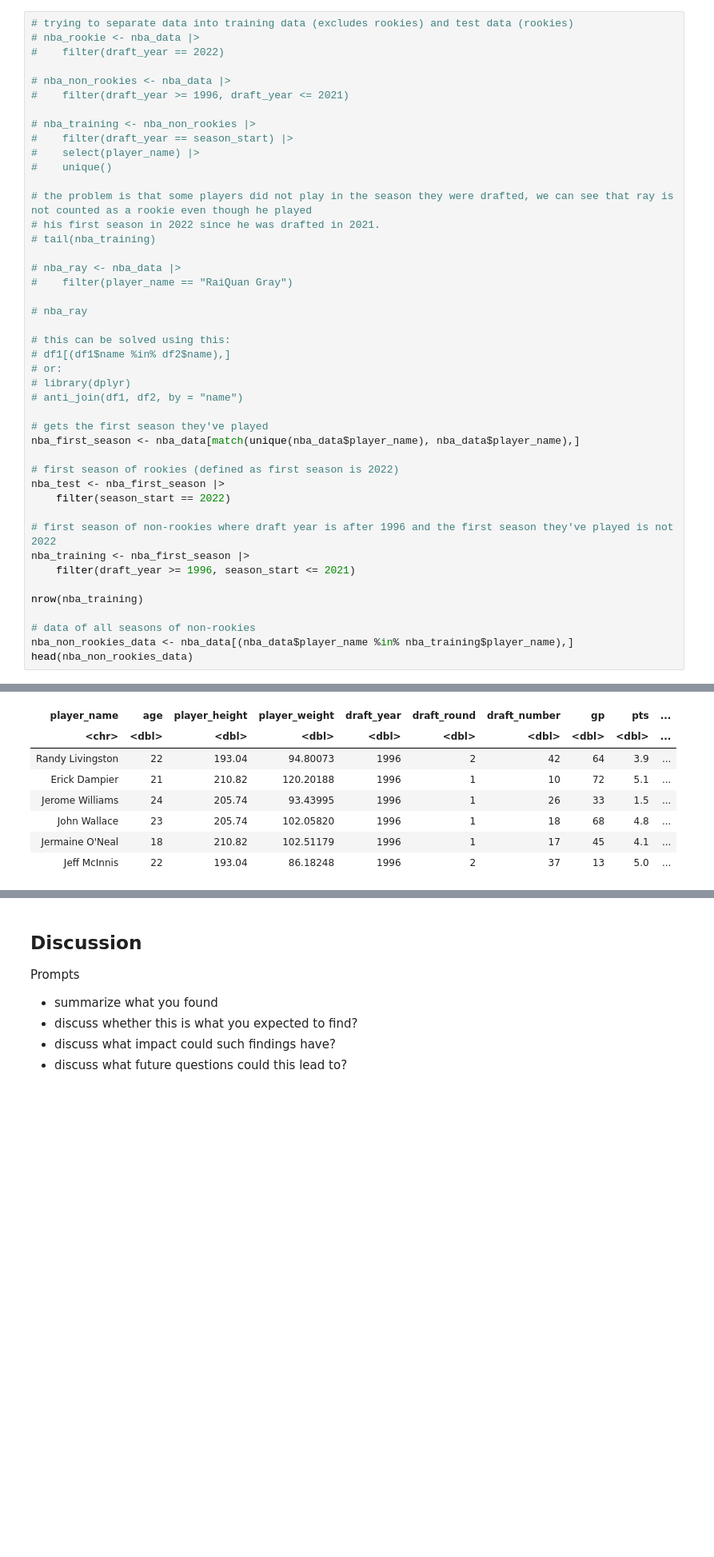
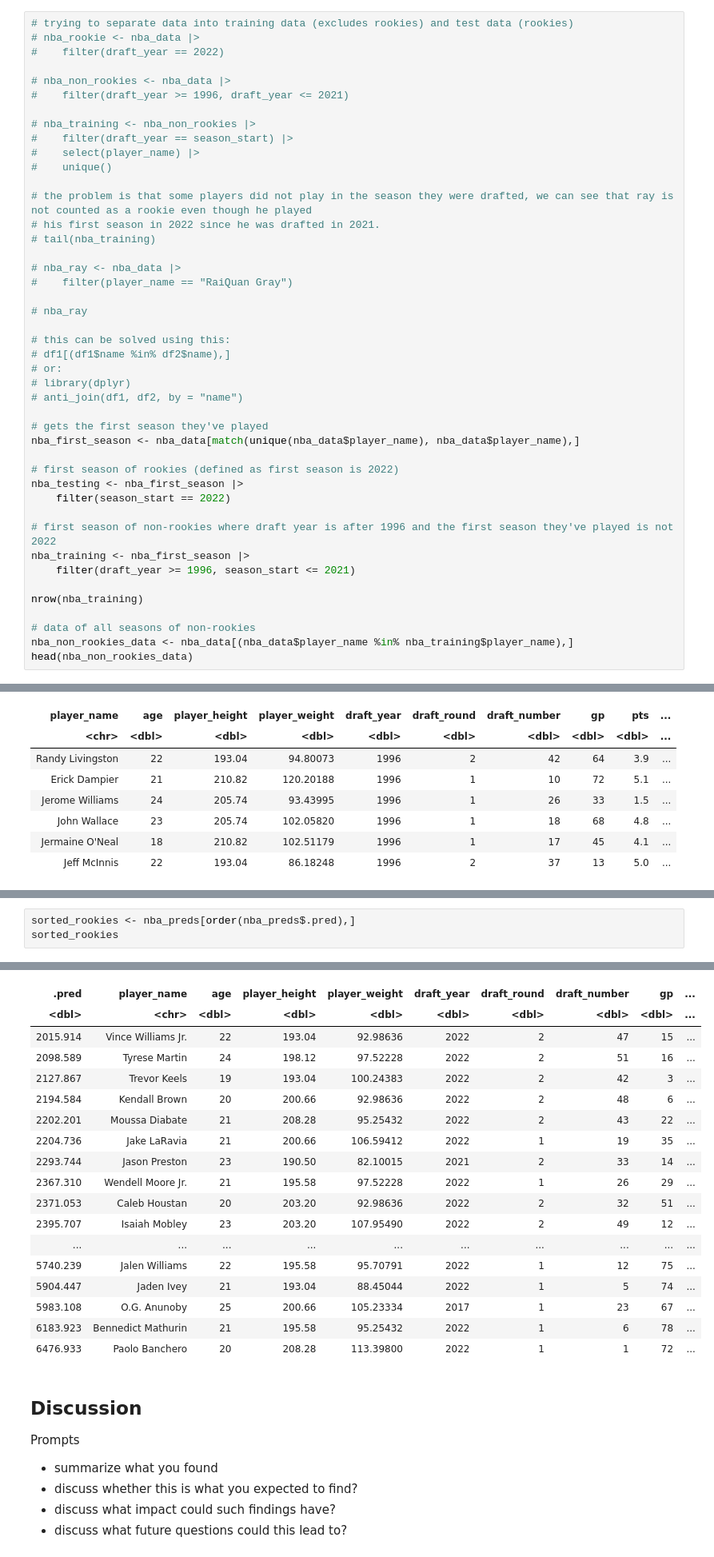
Before and after one commit to notjamesw/Group_Project_DSCI100, a Jupyter notebook: Project Report.ipynb, the cells around one changed output, grey strips where cells are left out. Shown: that part at 80% size. Cells and saved outputs as stored; diff of their text form; blank space fills up the shorter version.

```diff
--- a/Project Report.ipynb
+++ b/Project Report.ipynb
@@ -177,7 +178,7 @@ Separating the data into training data and testing data.
 nba_first_season <- nba_data[match(unique(nba_data$player_name), nba_data$player_name),]
 
 # first season of rookies (defined as first season is 2022)
-nba_test <- nba_first_season |>
+nba_testing <- nba_first_season |>
     filter(season_start == 2022)
 
 # first season of non-rookies where draft year is after 1996 and the first season they've played is not 2022
@@ -226,0 +381,4 @@ A data.frame: 6 × 20
+# %%
+sorted_rookies <- nba_preds[order(nba_preds$.pred),]
+sorted_rookies
+# %% [output]
@@ -227,3 +386,21 @@ A data.frame: 6 × 20
+| .pred | player_name | age | player_height | player_weight | draft_year | draft_round | draft_number | gp | ... |
+| <dbl> | <chr> | <dbl> | <dbl> | <dbl> | <dbl> | <dbl> | <dbl> | <dbl> | ... |
+| 2015.914 | Vince Williams Jr. | 22 | 193.04 | 92.98636 | 2022 | 2 | 47 | 15 | ... |
+| 2098.589 | Tyrese Martin | 24 | 198.12 | 97.52228 | 2022 | 2 | 51 | 16 | ... |
+| 2127.867 | Trevor Keels | 19 | 193.04 | 100.24383 | 2022 | 2 | 42 | 3 | ... |
+| 2194.584 | Kendall Brown | 20 | 200.66 | 92.98636 | 2022 | 2 | 48 | 6 | ... |
+| 2202.201 | Moussa Diabate | 21 | 208.28 | 95.25432 | 2022 | 2 | 43 | 22 | ... |
+| 2204.736 | Jake LaRavia | 21 | 200.66 | 106.59412 | 2022 | 1 | 19 | 35 | ... |
+| 2293.744 | Jason Preston | 23 | 190.50 | 82.10015 | 2021 | 2 | 33 | 14 | ... |
+| 2367.310 | Wendell Moore Jr. | 21 | 195.58 | 97.52228 | 2022 | 1 | 26 | 29 | ... |
+| 2371.053 | Caleb Houstan | 20 | 203.20 | 92.98636 | 2022 | 2 | 32 | 51 | ... |
+| 2395.707 | Isaiah Mobley | 23 | 203.20 | 107.95490 | 2022 | 2 | 49 | 12 | ... |
+| ... | ... | ... | ... | ... | ... | ... | ... | ... | ... |
+| 5740.239 | Jalen Williams | 22 | 195.58 | 95.70791 | 2022 | 1 | 12 | 75 | ... |
+| 5904.447 | Jaden Ivey | 21 | 193.04 | 88.45044 | 2022 | 1 | 5 | 74 | ... |
+| 5983.108 | O.G. Anunoby | 25 | 200.66 | 105.23334 | 2017 | 1 | 23 | 67 | ... |
+| 6183.923 | Bennedict Mathurin | 21 | 195.58 | 95.25432 | 2022 | 1 | 6 | 78 | ... |
+| 6476.933 | Paolo Banchero | 20 | 208.28 | 113.39800 | 2022 | 1 | 1 | 72 | ... |
 # %% [markdown]
 ## Discussion ##
 Prompts
```
Also changed, not shown: parts of 10 cells of this notebook.
